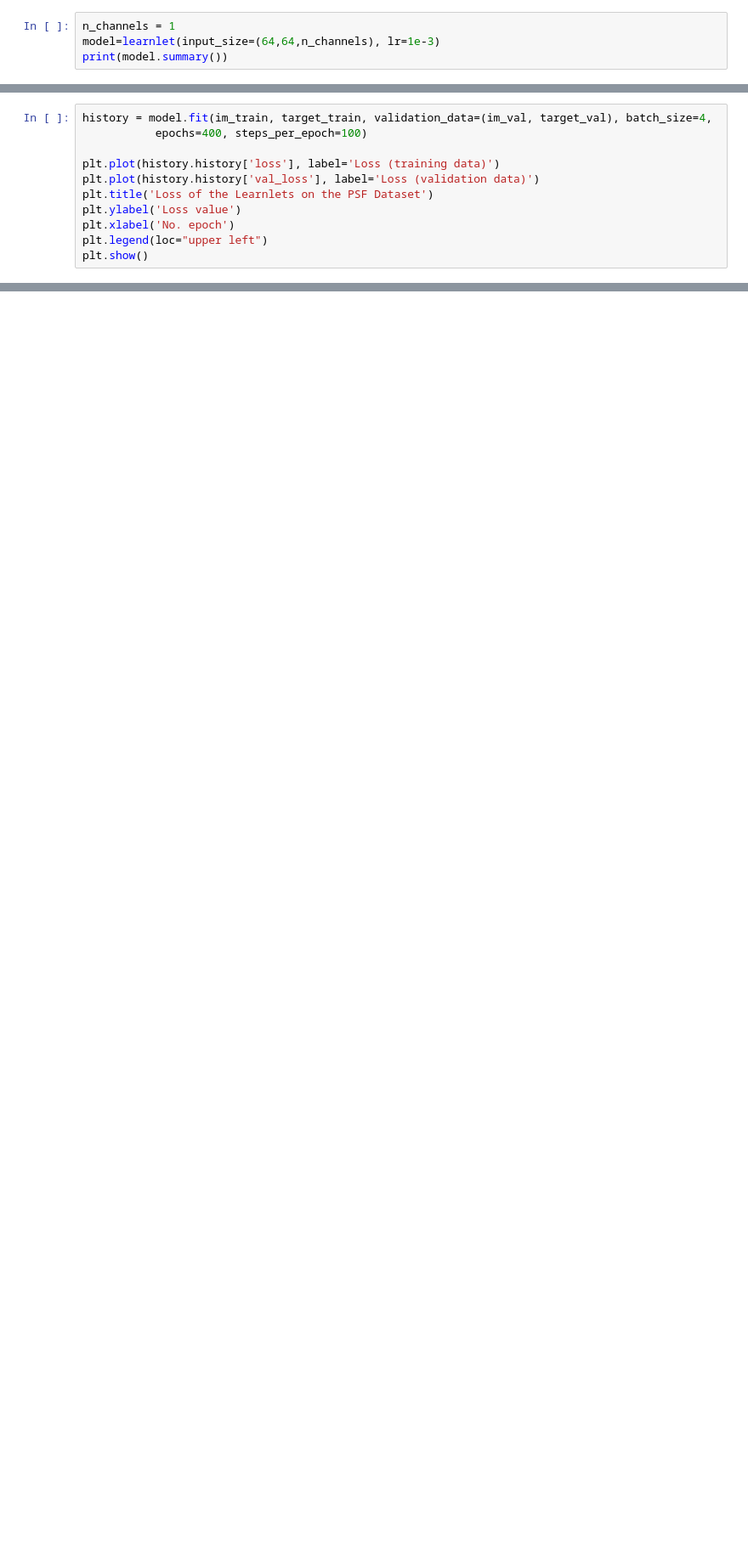
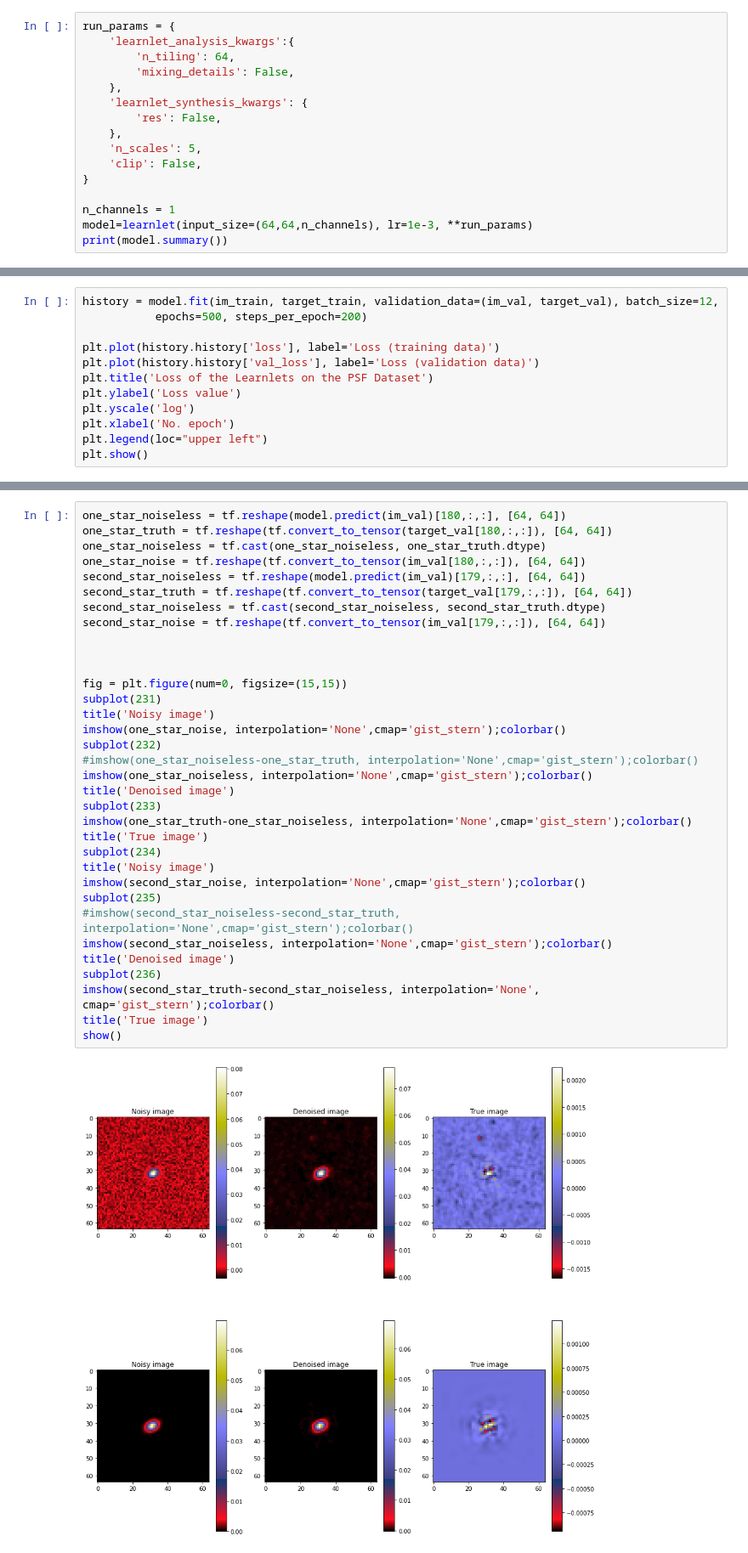
Before and after one commit to aziz-ayed/denoising, a Jupyter notebook: learnlets_test.ipynb, the cells around one changed output, grey strips where cells are left out. Shown at 85% size. Drawn from its saved outputs; the diff is of its cells as text; blank space fills up the shorter version.

```diff
--- a/learnlets_test.ipynb
+++ b/learnlets_test.ipynb
@@ -27,6 +38,18 @@ target_val = tf.reshape(tf.convert_to_tensor(target_val), [5000, 64, 64, 1])
 # %%
+run_params = {
+    'learnlet_analysis_kwargs':{
+        'n_tiling': 64,
+        'mixing_details': False,
+    },
+    'learnlet_synthesis_kwargs': {
+        'res': False,
+    },
+    'n_scales': 5,
+    'clip': False,
+}
+
 n_channels = 1
-model=learnlet(input_size=(64,64,n_channels), lr=1e-3)
+model=learnlet(input_size=(64,64,n_channels), lr=1e-3, **run_params)
 print(model.summary())
 # %% [output]
 Model: "model"
@@ -47,13 +70,14 @@ Non-trainable params: 37
 __________________________________________________________________________________________________
 None
 # %%
-history = model.fit(im_train, target_train, validation_data=(im_val, target_val), batch_size=4,
-           epochs=400, steps_per_epoch=100)
+history = model.fit(im_train, target_train, validation_data=(im_val, target_val), batch_size=12,
+           epochs=500, steps_per_epoch=200)
 
 plt.plot(history.history['loss'], label='Loss (training data)')
 plt.plot(history.history['val_loss'], label='Loss (validation data)')
 plt.title('Loss of the Learnlets on the PSF Dataset')
 plt.ylabel('Loss value')
+plt.yscale('log')
 plt.xlabel('No. epoch')
 plt.legend(loc="upper left")
 plt.show()
@@ -107,0 +86,36 @@ ax6.title.set_text('True image')
+# %%
+one_star_noiseless = tf.reshape(model.predict(im_val)[180,:,:], [64, 64])
+one_star_truth = tf.reshape(tf.convert_to_tensor(target_val[180,:,:]), [64, 64])
+one_star_noiseless = tf.cast(one_star_noiseless, one_star_truth.dtype)
+one_star_noise = tf.reshape(tf.convert_to_tensor(im_val[180,:,:]), [64, 64])
+second_star_noiseless = tf.reshape(model.predict(im_val)[179,:,:], [64, 64])
+second_star_truth = tf.reshape(tf.convert_to_tensor(target_val[179,:,:]), [64, 64])
+second_star_noiseless = tf.cast(second_star_noiseless, second_star_truth.dtype)
+second_star_noise = tf.reshape(tf.convert_to_tensor(im_val[179,:,:]), [64, 64])
+
+
+
+fig = plt.figure(num=0, figsize=(15,15))
+subplot(231)
+title('Noisy image')
+imshow(one_star_noise, interpolation='None',cmap='gist_stern');colorbar()
+subplot(232)
+#imshow(one_star_noiseless-one_star_truth, interpolation='None',cmap='gist_stern');colorbar()
+imshow(one_star_noiseless, interpolation='None',cmap='gist_stern');colorbar()
+title('Denoised image')
+subplot(233)
+imshow(one_star_truth-one_star_noiseless, interpolation='None',cmap='gist_stern');colorbar()
+title('True image')
+subplot(234)
+title('Noisy image')
+imshow(second_star_noise, interpolation='None',cmap='gist_stern');colorbar()
+subplot(235)
+#imshow(second_star_noiseless-second_star_truth, interpolation='None',cmap='gist_stern');colorbar()
+imshow(second_star_noiseless, interpolation='None',cmap='gist_stern');colorbar()
+title('Denoised image')
+subplot(236)
+imshow(second_star_truth-second_star_noiseless, interpolation='None', cmap='gist_stern');colorbar()
+title('True image')
+show()
+# %% [output]
+[figure, added]
```
Also changed, not shown: parts of 14 cells of this notebook, 6 other files.
